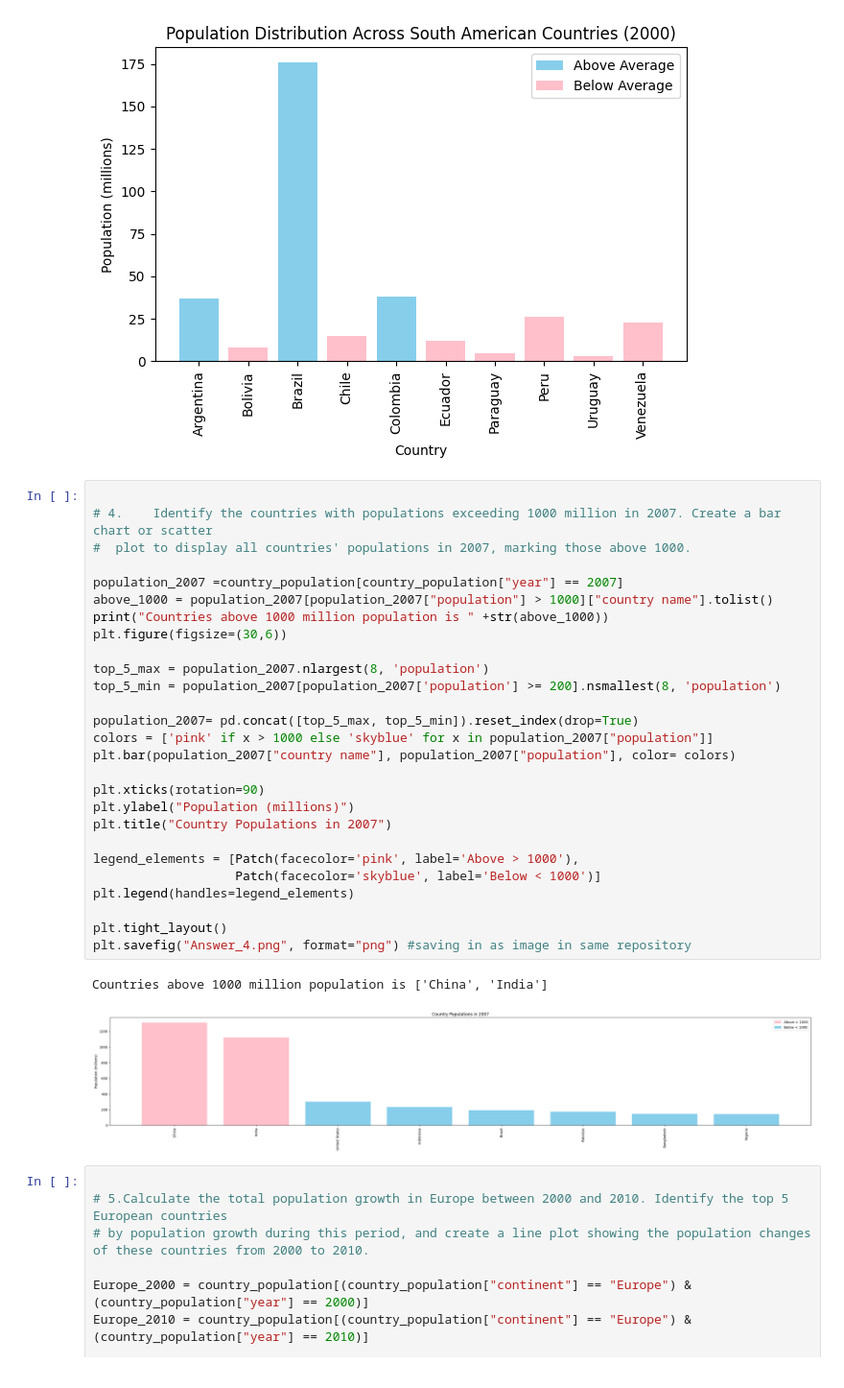
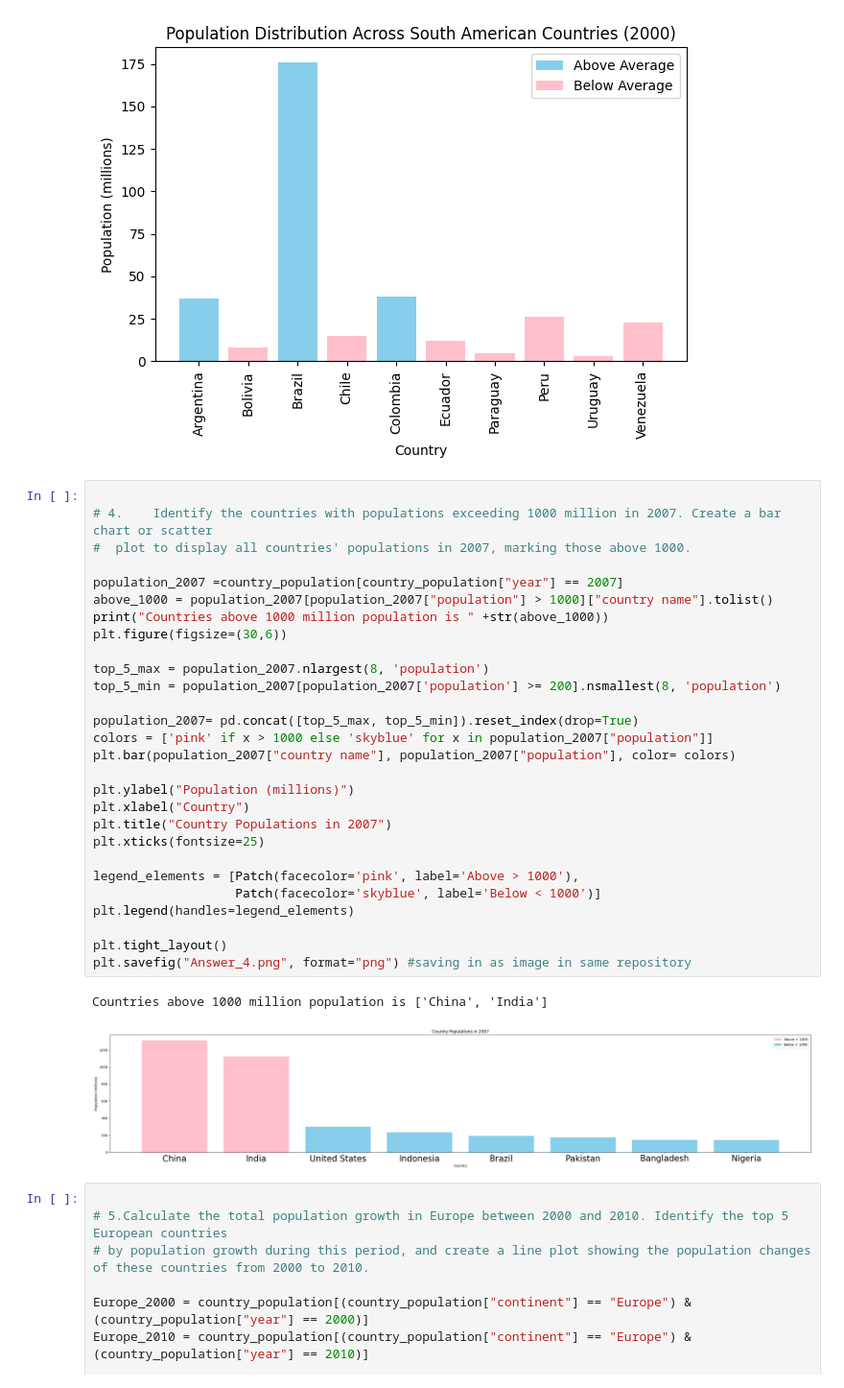
Before and after one commit to Shubhangi-2503/Population_Analysis, a Jupyter notebook: code/PopulationAnalysis.ipynb, the cells around one changed output. Shown: that part at 96% size. Saved outputs shown, nothing was run; the diff lists cells and outputs as text.

```diff
--- a/code/PopulationAnalysis.ipynb
+++ b/code/PopulationAnalysis.ipynb
@@ -137,33 +137,34 @@ Countries BELOW average population:['Bolivia', 'Chile', 'Ecuador', 'Paraguay', '
 # %%
 
 # 4.	Identify the countries with populations exceeding 1000 million in 2007. Create a bar chart or scatter
 #  plot to display all countries' populations in 2007, marking those above 1000.
 
 population_2007 =country_population[country_population["year"] == 2007]
 above_1000 = population_2007[population_2007["population"] > 1000]["country name"].tolist()
 print("Countries above 1000 million population is " +str(above_1000))
 plt.figure(figsize=(30,6))
 
 top_5_max = population_2007.nlargest(8, 'population')
 top_5_min = population_2007[population_2007['population'] >= 200].nsmallest(8, 'population')
 
 population_2007= pd.concat([top_5_max, top_5_min]).reset_index(drop=True)
 colors = ['pink' if x > 1000 else 'skyblue' for x in population_2007["population"]]
 plt.bar(population_2007["country name"], population_2007["population"], color= colors)
 
-plt.xticks(rotation=90)
 plt.ylabel("Population (millions)")
+plt.xlabel("Country")
 plt.title("Country Populations in 2007")
+plt.xticks(fontsize=25)
 
 legend_elements = [Patch(facecolor='pink', label='Above > 1000'),
                    Patch(facecolor='skyblue', label='Below < 1000')]
 plt.legend(handles=legend_elements)
 
 plt.tight_layout()
 plt.savefig("Answer_4.png", format="png") #saving in as image in same repository
 # %% [output]
 Countries above 1000 million population is ['China', 'India']
-[figure, old version]
+[figure, new version]
 # %%
 
 # 5.Calculate the total population growth in Europe between 2000 and 2010. Identify the top 5 European countries
```
Also changed, not shown: 2 other files.
